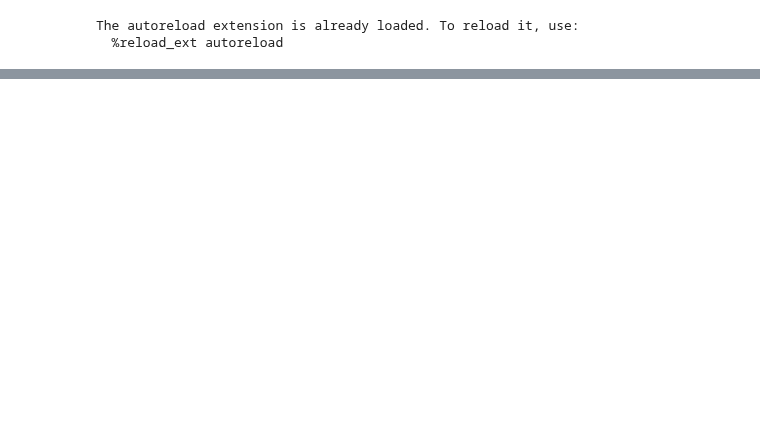
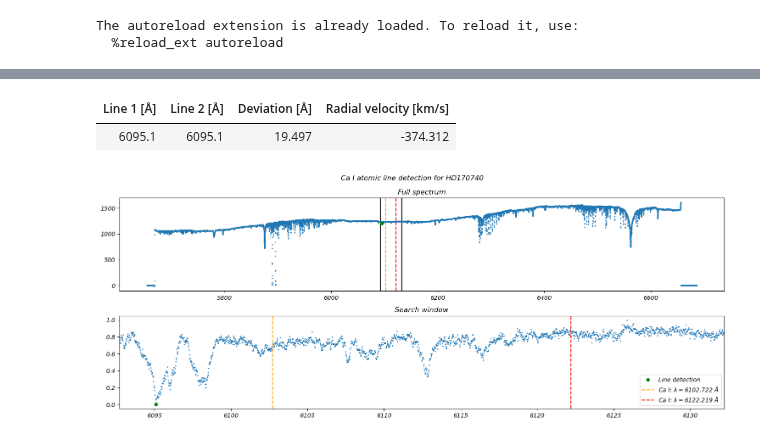
Before and after one commit to JvZeijl/brp-edibles, a Jupyter notebook: atomic_lines.ipynb, the cells around one changed output, grey strips where cells are left out. Saved outputs shown, nothing was run; the diff lists cells and outputs as text; code cells hidden in the pictures; blank space fills up the shorter version.

```diff
--- a/atomic_lines.ipynb
+++ b/atomic_lines.ipynb
@@ -110,16 +83,20 @@ tabulate(k_line_pairs, ['Line 1 [Å]', 'Line 2 [Å]', 'Deviation [Å]', 'Radial
 # %%
 fig, axes = plt.subplots(nrows=2, ncols=1, figsize=(15, 6))
-ca_line_pairs = hd23180.identify_atomic_line(
+ca_line_pairs = hd170740_w564.identify_atomic_line(
     CA_I_LINES[0], CA_I_LINES[1],
     axes=axes, draw_expected=True,
     output_difference=True,
     output_radial_velocity=True
 )
 
-fig.suptitle(f'Ca I atomic line detection for {hd23180.target}')
+fig.suptitle(f'Ca I atomic line detection for {hd170740_w564.target}')
 fig.tight_layout()
 
 tabulate(ca_line_pairs, ['Line 1 [Å]', 'Line 2 [Å]', 'Deviation [Å]', 'Radial velocity [km/s]'], tablefmt='html')
+# %% [output]
+| Line 1 [Å] | Line 2 [Å] | Deviation [Å] | Radial velocity [km/s] |
+| 6095.1 | 6095.1 | 19.497 | -374.312 |
+[figure, added]
 # %%
 def create_line_pair_table_rows(spectrum: Spectrum, line1: AtomicLine, line2: AtomicLine):
     line_pairs = spectrum.identify_atomic_line(line1, line2, output_difference=True, output_radial_velocity=True, tollerance=None)
```
Also changed, not shown: parts of 14 cells of this notebook, 1 other file.
